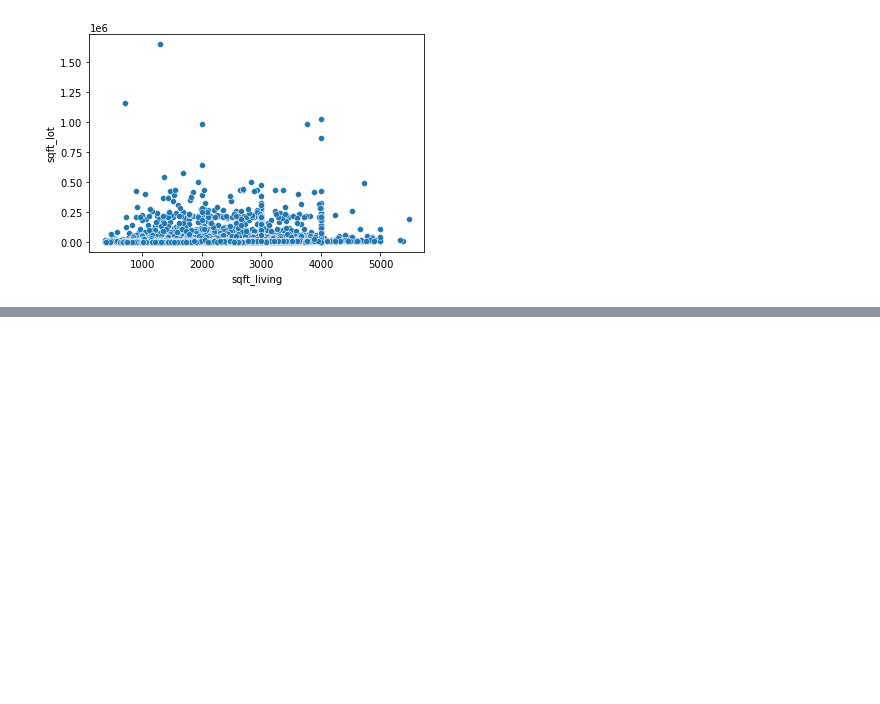
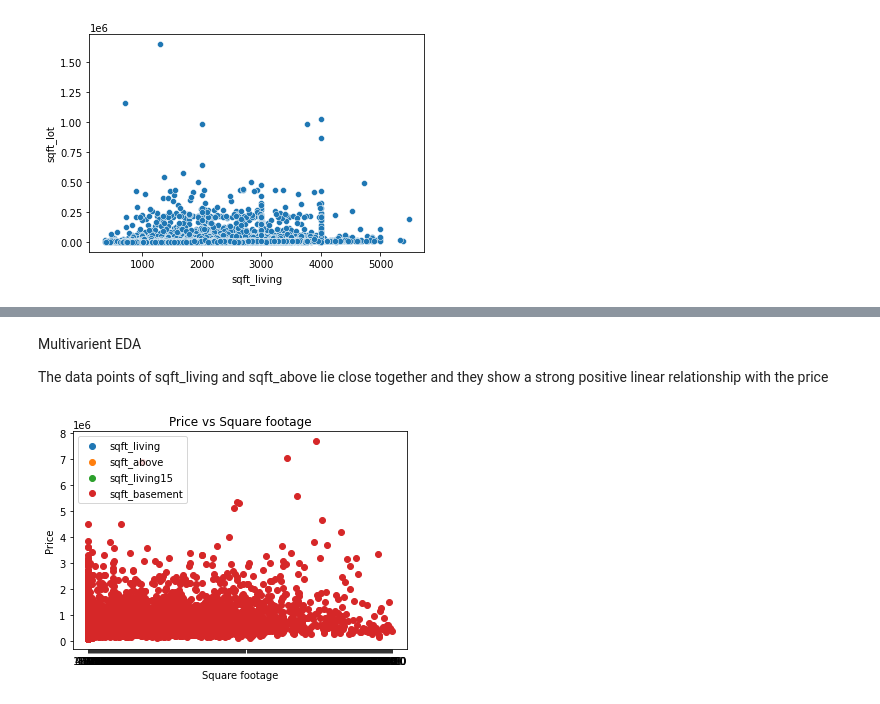
Before and after one commit to billymwangi/project-phase-2, a Jupyter notebook: student d.ipynb, the cells around one changed output, grey strips where cells are left out. Saved outputs shown, nothing was run; the diff lists cells and outputs as text; code cells hidden in the pictures; blank space fills up the shorter version.

```diff
--- a/student d.ipynb
+++ b/student d.ipynb
@@ -482,0 +499,16 @@ plt.show()
+# %% [markdown]
+Multivarient EDA
+
+The data points of sqft_living and sqft_above lie close together and they show a strong positive linear relationship with the price
+# %%
+plt.scatter(kc_data['sqft_living'], kc_data['price'], label='sqft_living')
+plt.scatter(kc_data['sqft_above'], kc_data['price'], label='sqft_above')
+plt.scatter(kc_data['sqft_living15'], kc_data['price'], label='sqft_living15')
+plt.scatter(kc_data['sqft_basement'], kc_data['price'], label='sqft_basement')
+plt.xlabel('Square footage')
+plt.ylabel('Price')
+plt.title('Price vs Square footage')
+plt.legend()
+plt.show()
+# %% [output]
+[figure, added]
```
Also changed, not shown: parts of 3 cells of this notebook.
